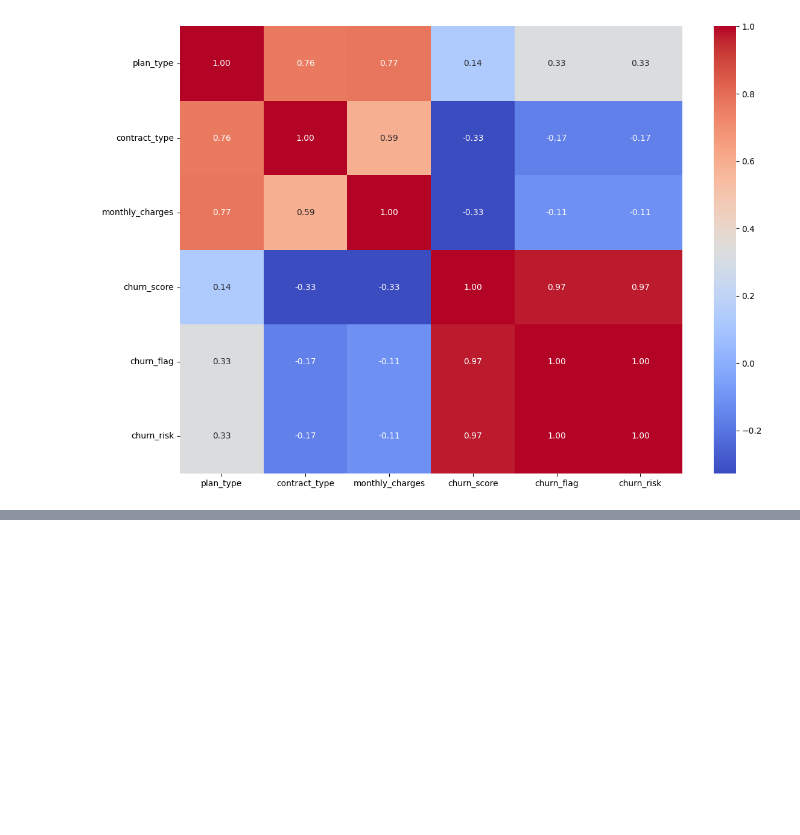
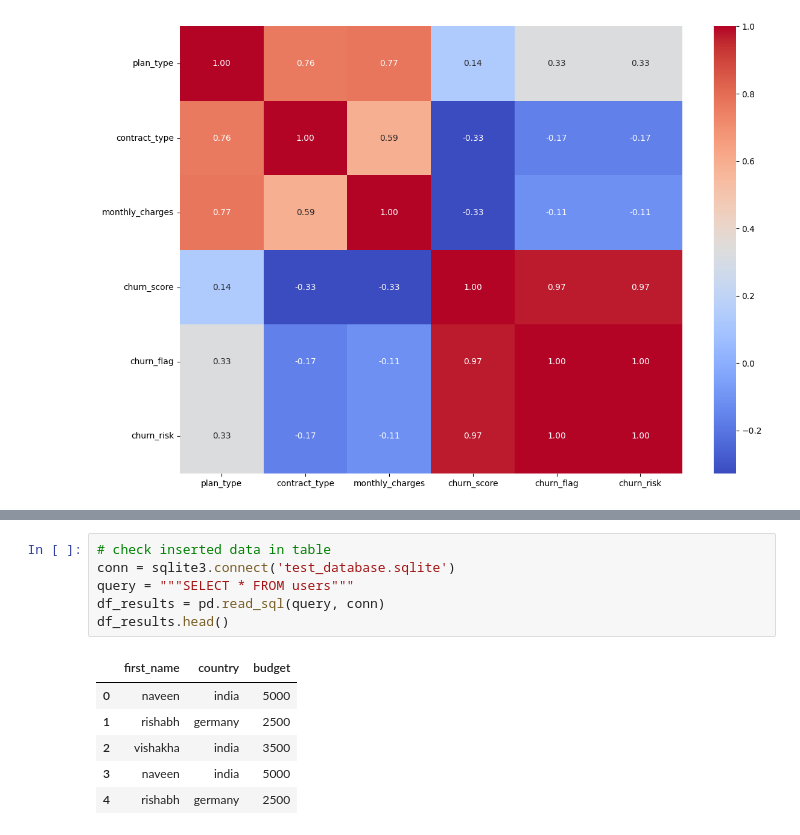
Before and after one commit to Naveengupta2006/churn_analysis, a Jupyter notebook: churn.ipynb, the cells around one changed output, grey strips where cells are left out. Saved outputs shown, nothing was run; the diff lists cells and outputs as text; blank space fills up the shorter version.

```diff
--- a/churn.ipynb
+++ b/churn.ipynb
@@ -693,0 +775,13 @@ plt.show()
+# %%
+# check inserted data in table
+conn = sqlite3.connect('test_database.sqlite')
+query = """SELECT * FROM users"""
+df_results = pd.read_sql(query, conn)
+df_results.head()
+# %% [output]
+|  | first_name | country | budget |
+| 0 | naveen | india | 5000 |
+| 1 | rishabh | germany | 2500 |
+| 2 | vishakha | india | 3500 |
+| 3 | naveen | india | 5000 |
+| 4 | rishabh | germany | 2500 |
```
Also changed, not shown: parts of 11 cells of this notebook, 2 other files.
